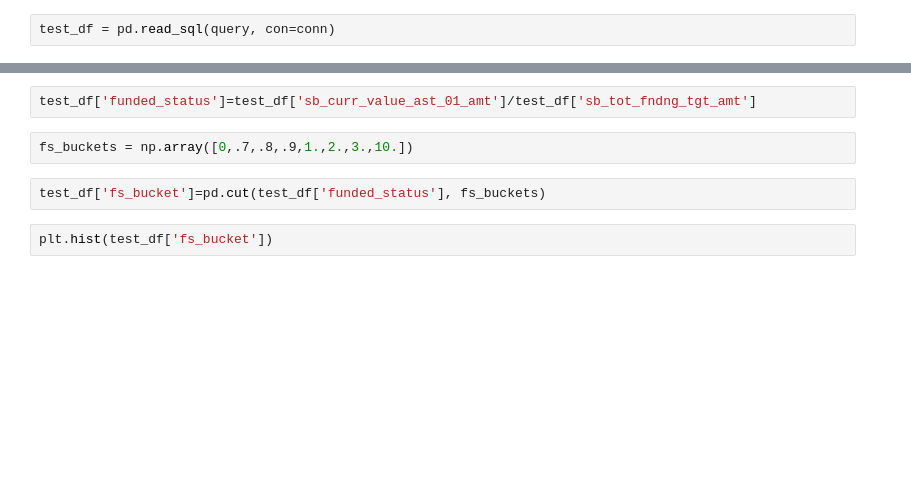
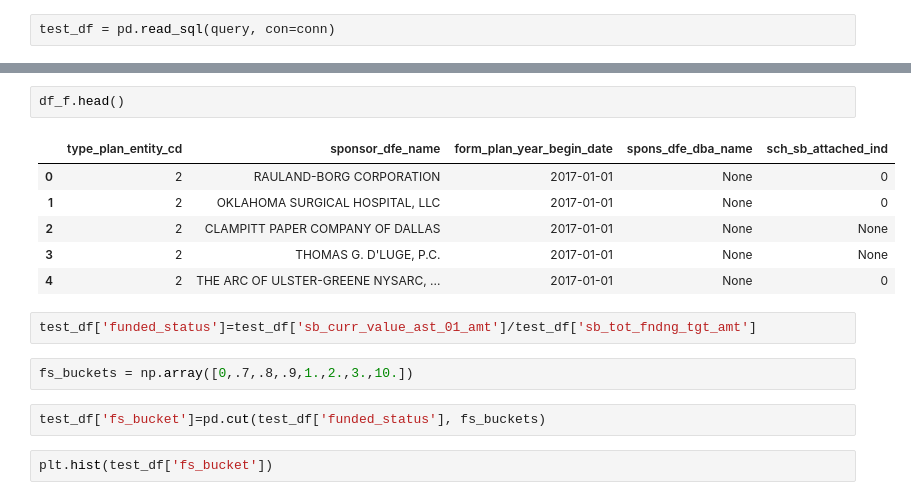
Before and after one commit to LindseyMoser/DSI_Capstone_B, a Jupyter notebook: 1_Data/PSQL_DF.ipynb, the cells around one changed output, grey strips where cells are left out. Saved outputs shown, nothing was run; the diff lists cells and outputs as text; blank space fills up the shorter version.

```diff
--- a/1_Data/PSQL_DF.ipynb
+++ b/1_Data/PSQL_DF.ipynb
@@ -67,3 +127,12 @@ test_df[test_df['fs_bucket'].isnull()]
+# %%
+df_f.head()
+# %% [output]
+|  | type_plan_entity_cd | sponsor_dfe_name | form_plan_year_begin_date | spons_dfe_dba_name | sch_sb_attached_ind |
+| 0 | 2 | RAULAND-BORG CORPORATION | 2017-01-01 | None | 0 |
+| 1 | 2 | OKLAHOMA SURGICAL HOSPITAL, LLC | 2017-01-01 | None | 0 |
+| 2 | 2 | CLAMPITT PAPER COMPANY OF DALLAS | 2017-01-01 | None | None |
+| 3 | 2 | THOMAS G. D'LUGE, P.C. | 2017-01-01 | None | None |
+| 4 | 2 | THE ARC OF ULSTER-GREENE NYSARC, ... | 2017-01-01 | None | 0 |
 # %%
 test_df['funded_status']=test_df['sb_curr_value_ast_01_amt']/test_df['sb_tot_fndng_tgt_amt']
 # %%
```
Also changed, not shown: parts of 15 cells of this notebook.
